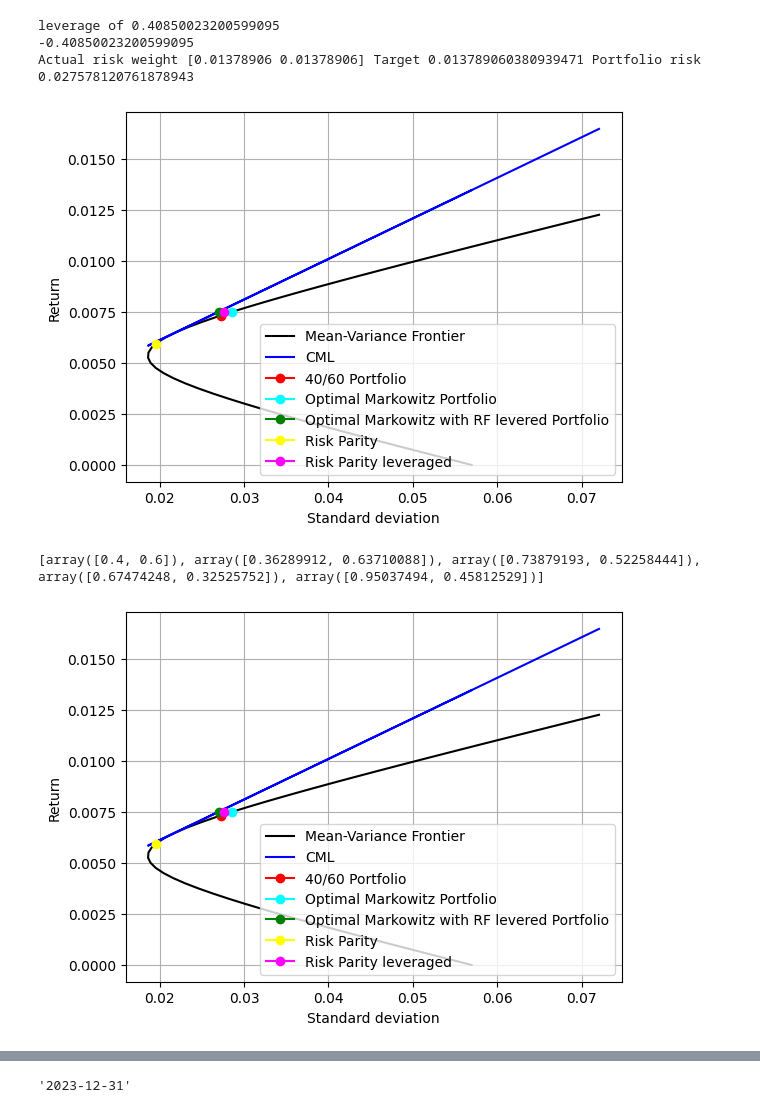
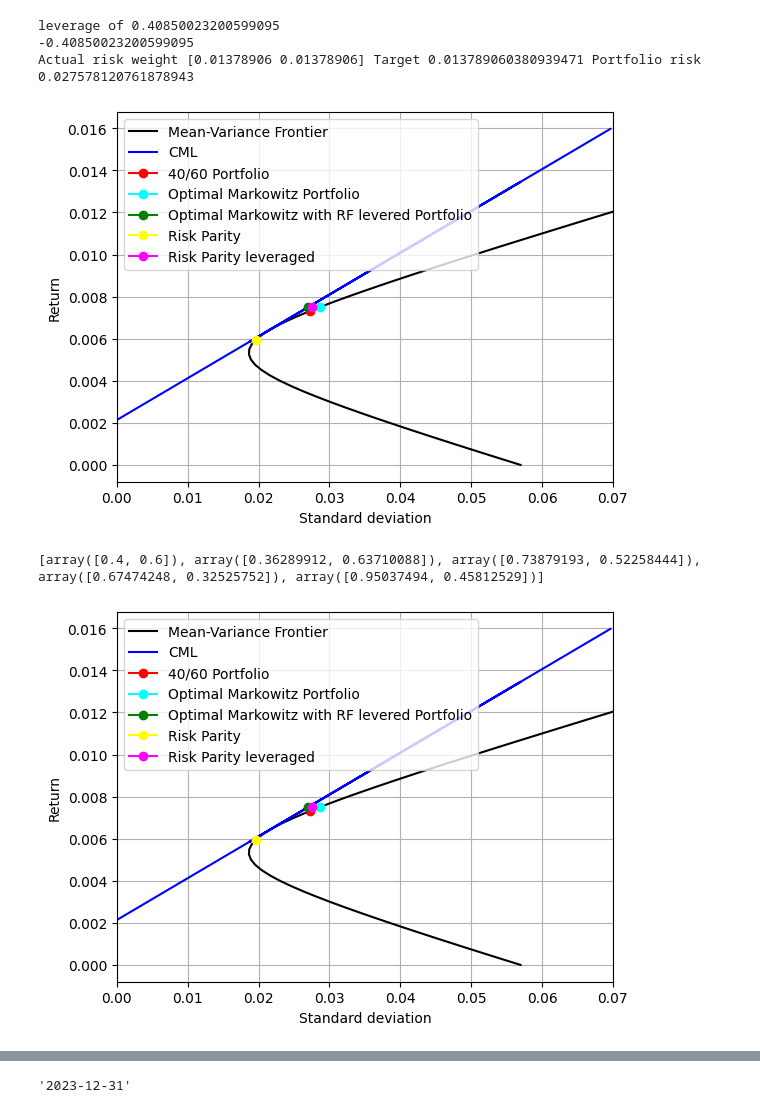
Before and after one commit to andreas-eklundh/Asset_allocation, a Jupyter notebook: Task_1.ipynb, the cells around one changed output, grey strips where cells are left out. Cells and saved outputs as stored; diff of their text form; code cells hidden in the pictures.

```diff
--- a/Task_1.ipynb
+++ b/Task_1.ipynb
@@ -122,13 +124,13 @@ print(mu_cml)
 0.007500000000000002
 # %%
 # Plot mean variance frontier:
-cml = [ mu0 + np.sqrt(mu_e @ np.linalg.inv(sigma) @ mu_e) * i for i in sigma_vec]
+sigma_vec_cml = [0]+ sigma_vec
+cml = [ mu0 + np.sqrt(mu_e @ np.linalg.inv(sigma) @ mu_e) * i for i in sigma_vec_cml]
 plt.plot(sigma_vec, mu_vec, color = "black",label = "Mean-Variance Frontier")
-plt.plot(sigma_vec, cml, color = "blue",label = "CML")
+plt.plot(sigma_vec_cml, cml, color = "blue",label = "CML")
 plt.plot(sigma_4060,mu_4060,marker='o', color = "red", label = "Target Portfolio")
 plt.plot(sigma_target,mu_target,marker='o', color = "cyan", label = "Optimal Markowitz Portfolio")
 plt.plot(sigma_target_e,mu_cml,marker='o', color = "green", label = "Optimal Markowitz with RF levered Portfolio")
-
 plt.legend()
 plt.xlabel("Standard deviation")
 plt.ylabel("Return")
@@ -139,13 +141,11 @@ plt.show()
 # %%
 # close up:
 # Plot mean variance frontier:
-cml = [ mu0 + np.sqrt(mu_e @ np.linalg.inv(sigma) @ mu_e) * i for i in sigma_vec]
 plt.plot(sigma_vec[:50], mu_vec[:50], color = "black",label = "Mean-Variance Frontier")
-plt.plot(sigma_vec[:50], cml[:50], color = "blue",label = "CML")
+plt.plot(sigma_vec_cml[:50], cml[:50], color = "blue",label = "CML")
 plt.plot(sigma_4060,mu_4060,marker='o', color = "red", label = "40/60 Portfolio")
 plt.plot(sigma_target,mu_target,marker='o', color = "cyan", label = "Optimal Markowitz Portfolio")
 plt.plot(sigma_target_e,mu_cml,marker='o', color = "green", label = "Optimal Markowitz with RF levered Portfolio")
-
 plt.legend()
 plt.xlabel("Standard deviation")
 plt.ylabel("Return")
@@ -215,22 +215,21 @@ leverage of 0.40850023200599095
 Actual risk weight [0.01378906 0.01378906] Target 0.013789060380939471 Portfolio risk 0.027578120761878943
 # %%
 # Plot mean variance frontier:
-cml = [ mu0 + np.sqrt(mu_e @ np.linalg.inv(sigma) @ mu_e) * i for i in sigma_vec]
 plt.plot(sigma_vec[:50], mu_vec[:50], color = "black",label = "Mean-Variance Frontier")
-plt.plot(sigma_vec[:50], cml[:50], color = "blue",label = "CML")
+plt.plot(sigma_vec_cml[:50], cml[:50], color = "blue",label = "CML")
 plt.plot(sigma_4060,mu_4060,marker='o', color = "red", label = "40/60 Portfolio")
 plt.plot(sigma_target,mu_target,marker='o', color = "cyan", label = "Optimal Markowitz Portfolio")
 plt.plot(sigma_target_e,mu_cml,marker='o', color = "green", label = "Optimal Markowitz with RF levered Portfolio")
 plt.plot(sigma_rp,mu_rp,marker='o', color = "yellow", label = "Risk Parity")
 plt.plot(sigma_rp_lev,mu_rp_lev,marker='o', color = "magenta", label = "Risk Parity leveraged")
-
+plt.xlim(left = 0.0,right= 0.07)
 plt.legend()
 plt.xlabel("Standard deviation")
 plt.ylabel("Return")
 plt.grid()
 plt.show()
 # %% [output]
-[figure, old version]
+[figure, new version]
 # %%
 # Test weights:
 test = Utils.get_weights(mu,sigma, mu_target,mu_e,sigma_e, mu_target_e)
@@ -243,12 +242,13 @@ mu_test[2] = mu_test[2] + (1-test[2] @ np.ones(2))*mu0 # Since we have holdings
 mu_test[4] = mu_test[4] + (1-test[4] @ np.ones(2))*mu0 # Since we have holdings in w0
 # %%
 plt.plot(sigma_vec[:50], mu_vec[:50], color = "black",label = "Mean-Variance Frontier")
-plt.plot(sigma_vec[:50], cml[:50], color = "blue",label = "CML")
+plt.plot(sigma_vec_cml[:50], cml[:50], color = "blue",label = "CML")
 plt.plot(sigma_test[0],mu_test[0],marker='o', color = "red", label = "40/60 Portfolio")
 plt.plot(sigma_test[1],mu_test[1],marker='o', color = "cyan", label = "Optimal Markowitz Portfolio")
 plt.plot(sigma_test[2],mu_test[2],marker='o', color = "green", label = "Optimal Markowitz with RF levered Portfolio")
 plt.plot(sigma_test[3],mu_test[3],marker='o', color = "yellow", label = "Risk Parity")
 plt.plot(sigma_test[4],mu_test[4],marker='o', color = "magenta", label = "Risk Parity leveraged")
+plt.xlim(left = 0.0,right= 0.07)
 
 plt.legend()
 plt.xlabel("Standard deviation")
@@ -256,7 +256,7 @@ plt.ylabel("Return")
 plt.grid()
 plt.show()
 # %% [output]
-[figure, old version]
+[figure, new version]
 # %%
 # test of backtest.
 test ,w0t,w1t,w2t= bt.backtest_naive(data, mu_target=mu_target)
```
Also changed, not shown: parts of 4 cells of this notebook, 1 other file.
